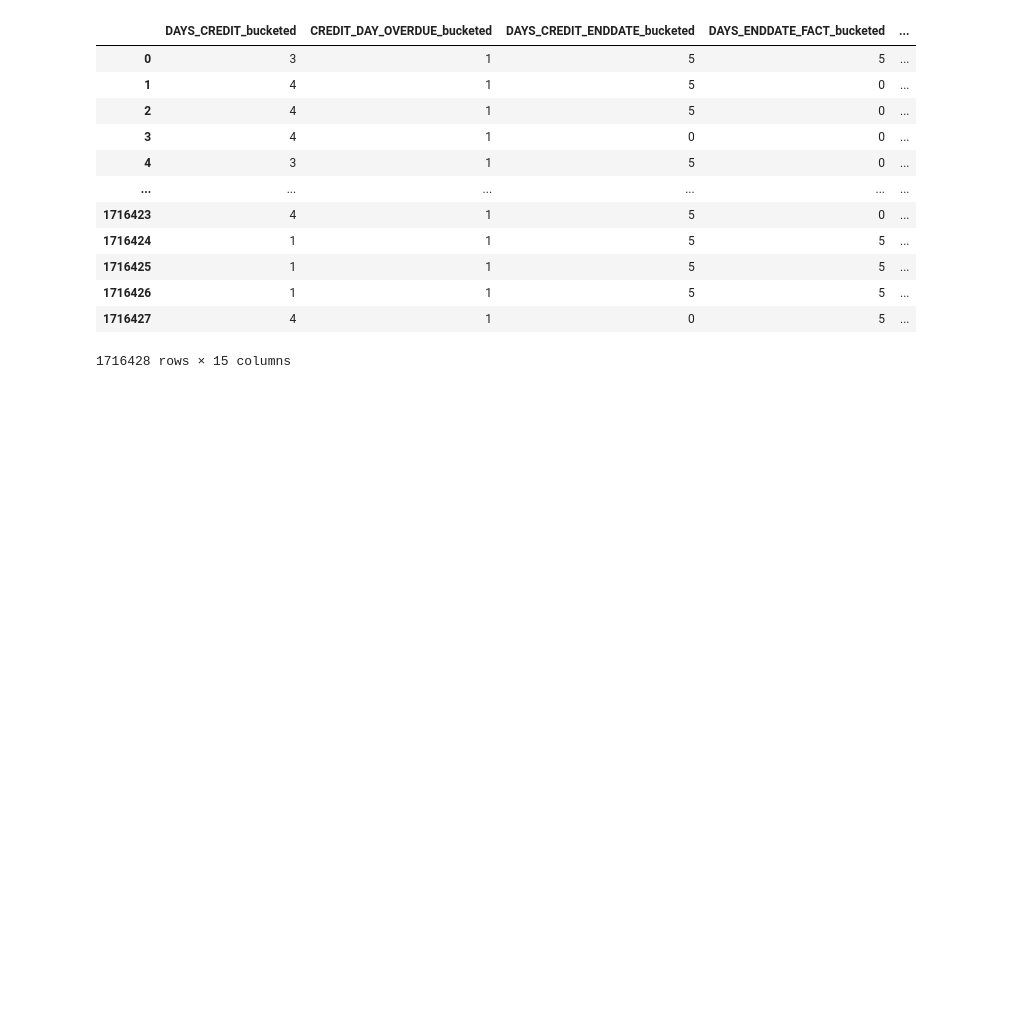
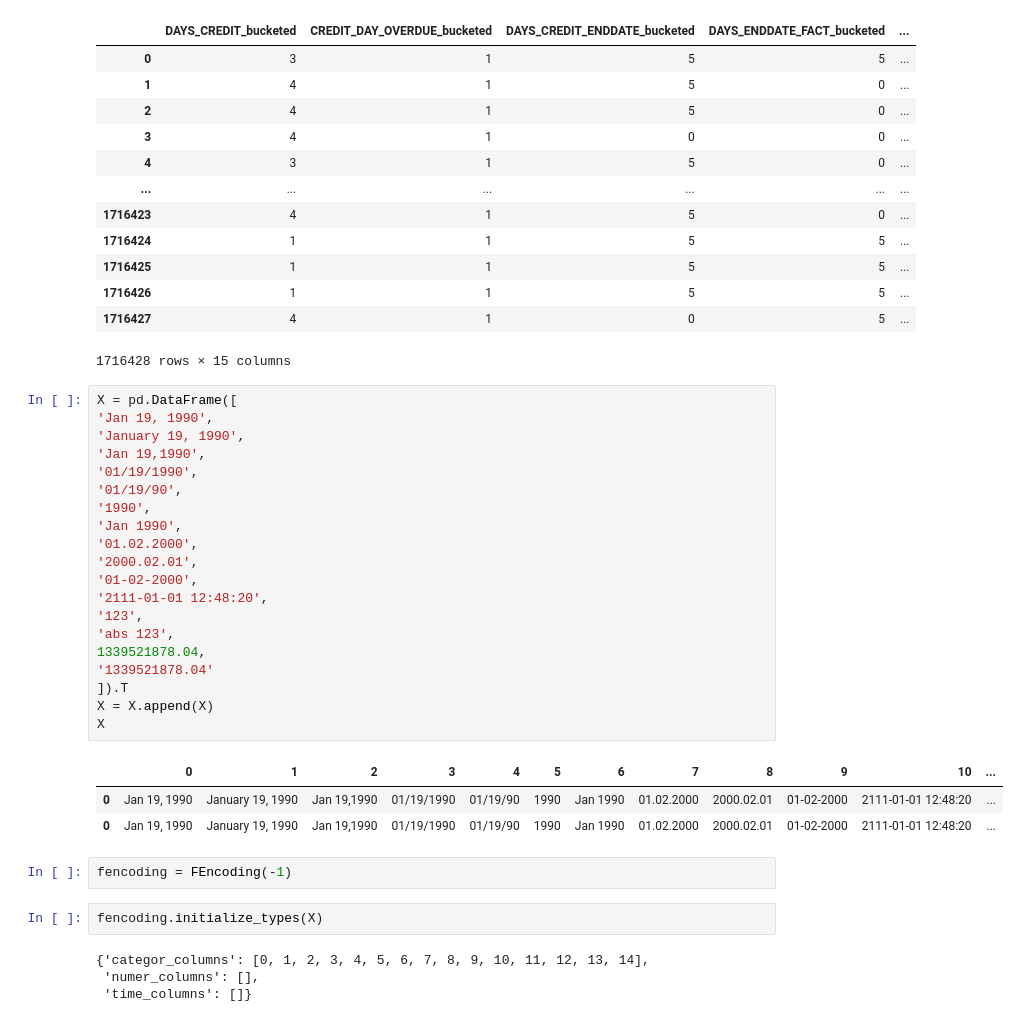
Before and after one commit to Dezzmanster/AML_Risk, a Jupyter notebook: preprocessor/example.ipynb, the cells around one changed output. Cells and saved outputs as stored; diff of their text form; blank space fills up the shorter version.

```diff
--- a/preprocessor/example.ipynb
+++ b/preprocessor/example.ipynb
@@ -342,3 +343,35 @@ fimputation.impute(X)
 | 1716426 | 1 | 1 | 5 | 5 | ... |
 | 1716427 | 4 | 1 | 0 | 5 | ... |
 1716428 rows × 15 columns
+# %%
+X = pd.DataFrame([
+'Jan 19, 1990',
+'January 19, 1990',
+'Jan 19,1990',
+'01/19/1990',
+'01/19/90',
+'1990',
+'Jan 1990',
+'01.02.2000',
+'2000.02.01',
+'01-02-2000',
+'2111-01-01 12:48:20',
+'123',
+'abs 123',
+1339521878.04,
+'1339521878.04'
+]).T
+X = X.append(X)
+X
+# %% [output]
+|  | 0 | 1 | 2 | 3 | 4 | 5 | 6 | 7 | 8 | 9 | 10 | ... |
+| 0 | Jan 19, 1990 | January 19, 1990 | Jan 19,1990 | 01/19/1990 | 01/19/90 | 1990 | Jan 1990 | 01.02.2000 | 2000.02.01 | 01-02-2000 | 2111-01-01 12:48:20 | ... |
+| 0 | Jan 19, 1990 | January 19, 1990 | Jan 19,1990 | 01/19/1990 | 01/19/90 | 1990 | Jan 1990 | 01.02.2000 | 2000.02.01 | 01-02-2000 | 2111-01-01 12:48:20 | ... |
+# %%
+fencoding = FEncoding(-1)
+# %%
+fencoding.initialize_types(X)
+# %% [output]
+{'categor_columns': [0, 1, 2, 3, 4, 5, 6, 7, 8, 9, 10, 11, 12, 13, 14],
+ 'numer_columns': [],
+ 'time_columns': []}
```
Also changed, not shown: parts of 8 cells of this notebook, 2 other files.
